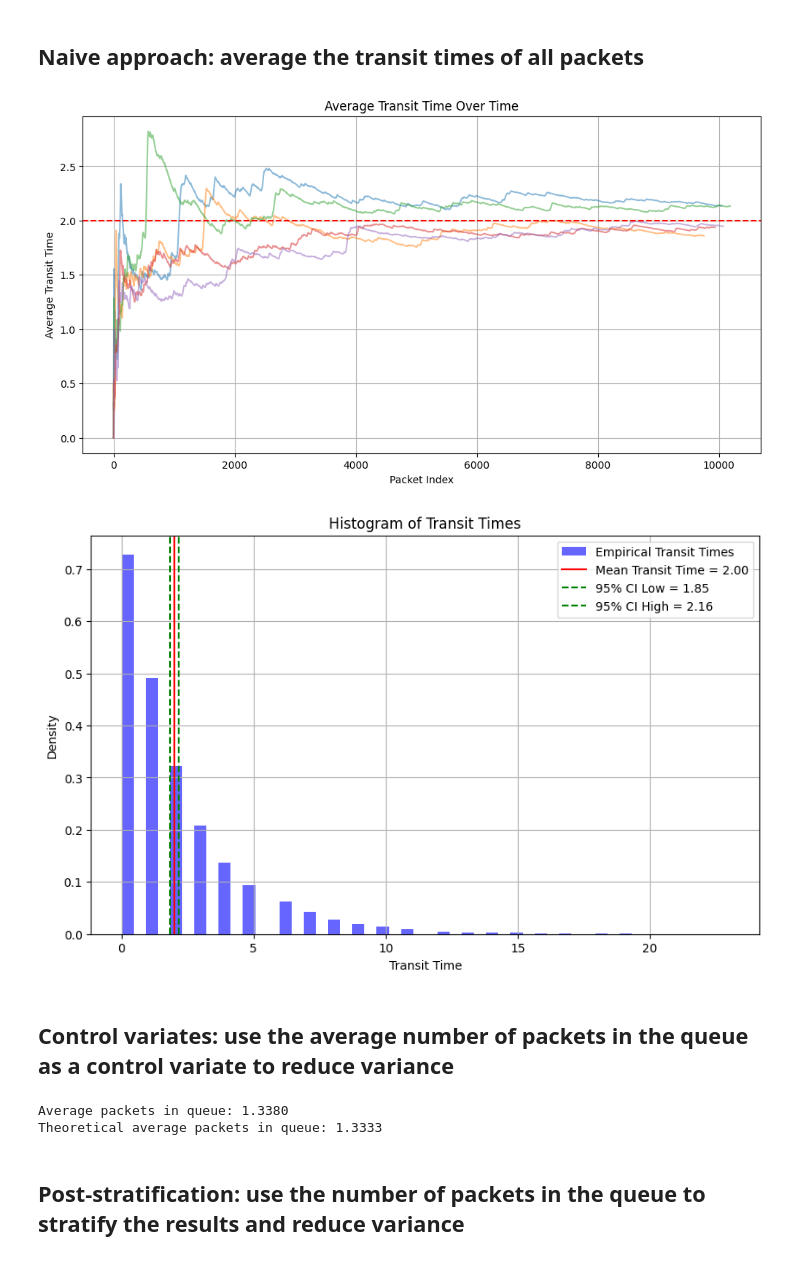
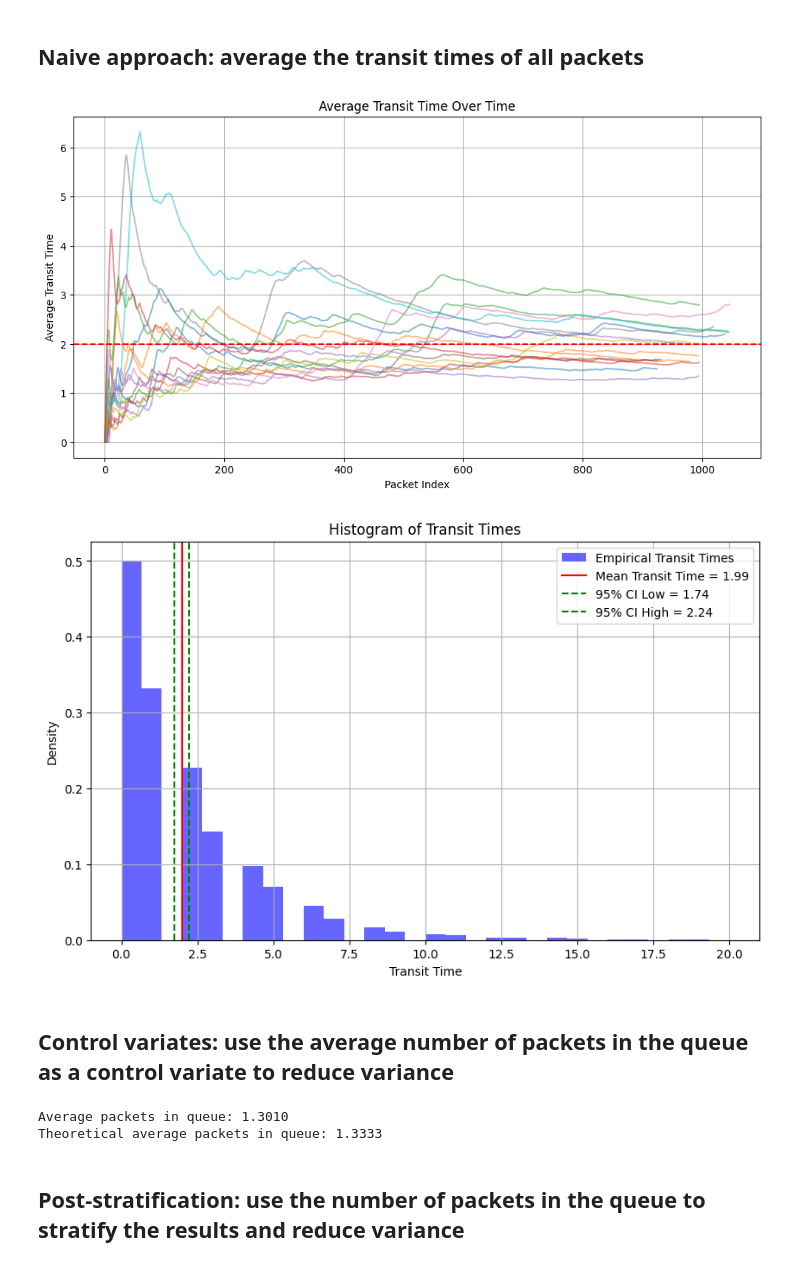
Before and after one commit to DaMole98/SPE-labs, a Jupyter notebook: HW-4/src/simulations.ipynb, the cells around one changed output. Saved outputs shown, nothing was run; the diff lists cells and outputs as text; code cells hidden in the pictures.

```diff
--- a/HW-4/src/simulations.ipynb
+++ b/HW-4/src/simulations.ipynb
@@ -178,13 +182,18 @@ sim_results = []
 # run simulations (unchanged)
 for lambda_ in lamda_values:
     for mu in mu_values:
-        for rep in range(NUM_REPLICATIONS):
-            seed = seeds[rep]
-            csv_name = f"ex1_p2_mm1_{lambda_}_{mu}_rep_{rep}"
+        for rep_piq in range(NUM_REPLICATIONS):
+            seed = seeds[rep_piq]
+            csv_name = f"ex1_p2_mm1_{lambda_}_{mu}_rep_{rep_piq}"
             path_to_csv = os.path.join(os.getcwd(), "results", f"{csv_name}.csv")
             # Store metadata
             sim_results.append(
-                {"lambda": lambda_, "mu": mu, "replication": rep, "path": path_to_csv}
+                {
+                    "lambda": lambda_,
+                    "mu": mu,
+                    "replication": rep_piq,
+                    "path": path_to_csv,
+                }
             )
 
             sim = Simulator(
@@ -461,8 +470,8 @@ plt.show()
 # %% [markdown]
 # Exercise 2: estimate the average transit time of packets in the system
 # %%
-NUM_REPLICATIONS = 5
-NUM_TIME_UNITS = 10000
+NUM_REPLICATIONS = 50
+NUM_TIME_UNITS = 1000
 
 lambda_ = 1.0
 mu = 1.5
@@ -478,9 +487,9 @@ policy = (
 # prepare to collect CSV paths
 sim_results = []
 
-for rep in range(NUM_REPLICATIONS):
-    seed = seeds[rep]
-    csv_name = f"ex2_mm1_{lambda_}_{mu}_rep_{rep}"
+for rep_piq in range(NUM_REPLICATIONS):
+    seed = seeds[rep_piq]
+    csv_name = f"ex2_mm1_{lambda_}_{mu}_rep_{rep_piq}"
     path_to_csv = os.path.join(os.getcwd(), "results", f"{csv_name}.csv")
     # Store metadata
     sim_results.append(path_to_csv)
@@ -606,30 +615,30 @@ DROP_EVENTS = 0
 # %%
 plt.figure(figsize=(12, 6))
 
 transit_times_for_rep = get_piq_at_arrival(sim_results, drop_num=DROP_EVENTS)
 
-for rep in transit_times_for_rep:
-    avg_transit_time_over_time = np.cumsum(rep) / np.arange(1, len(rep) + 1)
+for rep_piq in transit_times_for_rep:
+    avg_transit_time_over_time = np.cumsum(rep_piq) / np.arange(1, len(rep_piq) + 1)
     plt.plot(
         avg_transit_time_over_time, alpha=0.5, label="Cumulative Mean Transit Time"
     )
 
     # plt.plot(rep, alpha=0.1, label="Replication Transit Times")
 
 plt.axhline(
     y=1 / (mu - lambda_),
     label="Theoretical Mean Transit Time",
     color="red",
     linestyle="--",
 )
 
 plt.xlabel("Packet Index")
 plt.ylabel("Average Transit Time")
 plt.title("Average Transit Time Over Time")
 plt.grid()
 plt.show()
 # %% [output]
-[figure, old version]
+[figure, new version]
 # %%
 # Plot the histogram of transit times
 
@@ -649,8 +658,7 @@ naive_results = {
 plt.figure(figsize=(10, 6))
 plt.hist(
     all_transit_times,  # Use the flattened array of transit times
-    # mean_transit_times,
-    bins=50,
+    bins=30,
     density=True,
     alpha=0.6,
     color="blue",
@@ -680,7 +688,7 @@ plt.grid()
 plt.legend()
 plt.show()
 # %% [output]
-[figure, old version]
+[figure, new version]
 # %% [markdown]
 ## Control variates: use the average number of packets in the queue as a control variate to reduce variance
 # %%
@@ -715,9 +723,7 @@ tt_cv_lr = mean_tt_for_rep - b * (avg_packets_inq - theoretical_piq)
 # # Classic approach
 # cov = np.cov(mean_tt_for_rep, avg_packets_inq)[0][1]
 # piq_var = np.var(avg_packets_inq, ddof=1)  # sample variance
-
 # c = cov / piq_var
-
 # tt_cv = mean_tt_for_rep - c * (avg_packets_inq - theoretical_piq)
 
 cv_results = {
@@ -727,7 +733,7 @@ cv_results = {
     "label": "Control Variate Estimator",
 }
 # %% [output]
-Average packets in queue: 1.3380
+Average packets in queue: 1.3010
 Theoretical average packets in queue: 1.3333
 # %% [markdown]
 ## Post-stratification: use the number of packets in the queue to stratify the results and reduce variance
```
Also changed, not shown: parts of 5 cells of this notebook.
